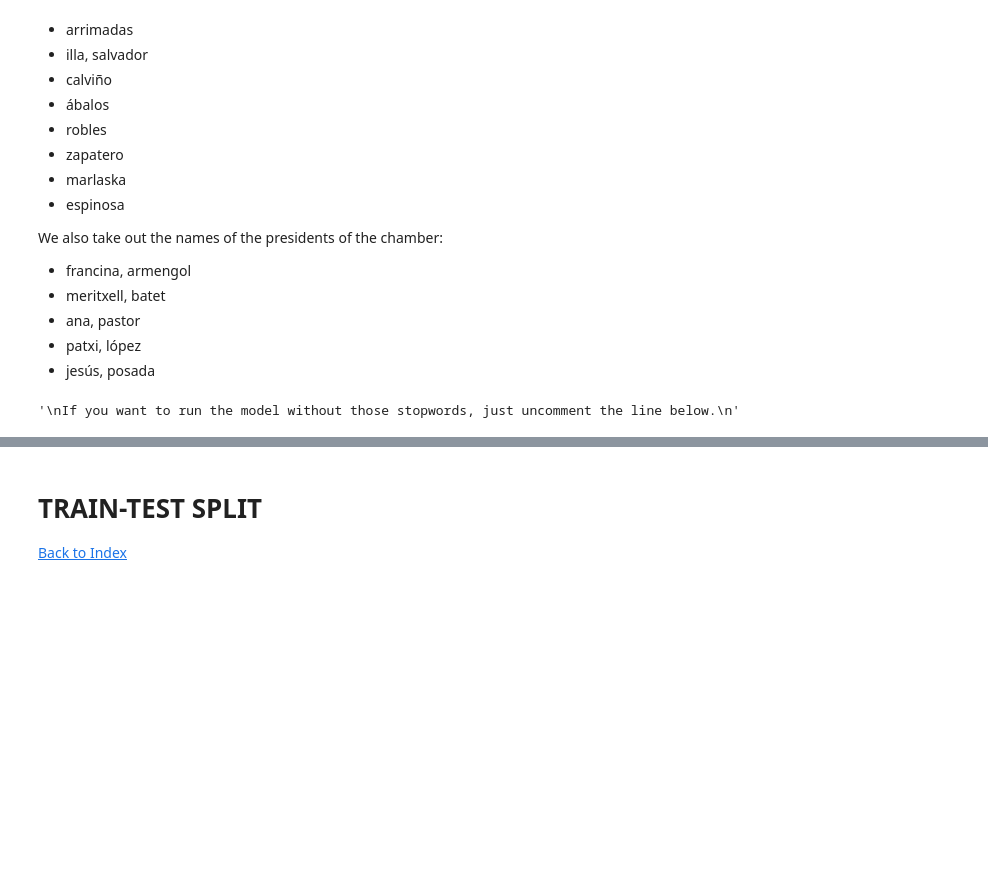
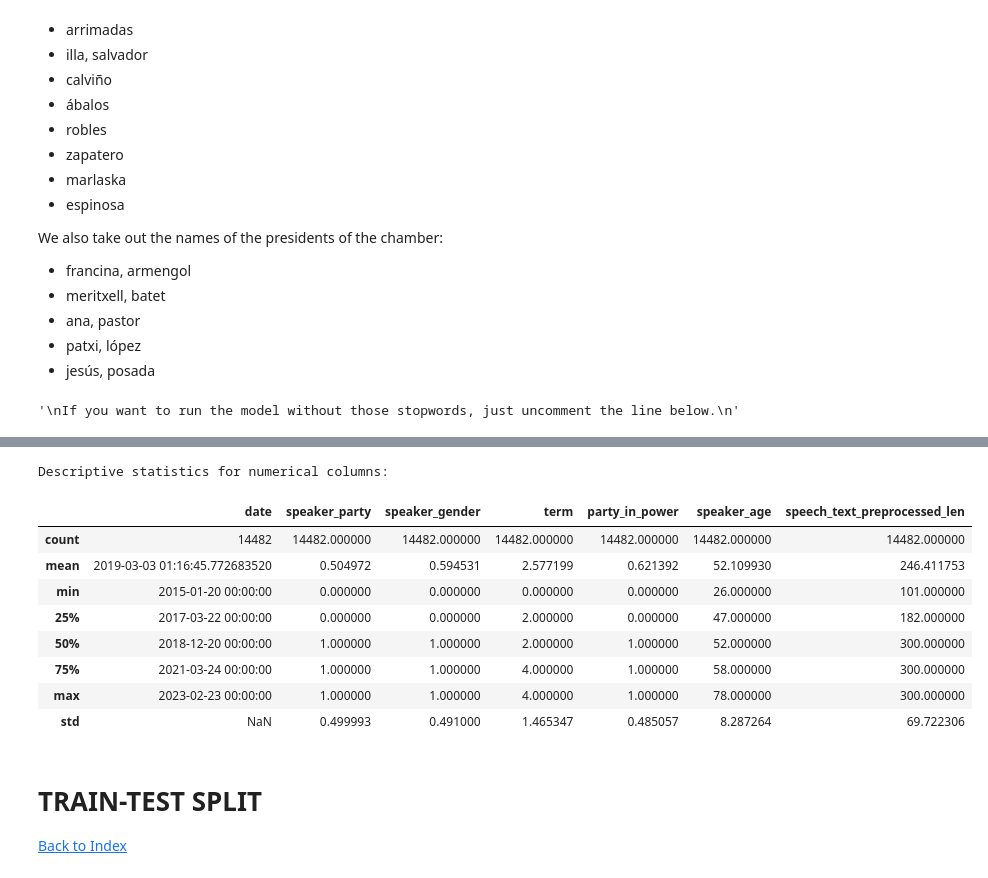
Before and after one commit to guill-mr/Speech_Classification_in_Spanish_Parliament_with_Transformers, a Jupyter notebook: RF_XGB_base_models.ipynb, the cells around one changed output, grey strips where cells are left out. Saved outputs shown, nothing was run; the diff lists cells and outputs as text; code cells hidden in the pictures; blank space fills up the shorter version.

```diff
--- a/RF_XGB_base_models.ipynb
+++ b/RF_XGB_base_models.ipynb
@@ -528,3 +539,18 @@ If you want to run the model without those stopwords, just uncomment the line be
+# %%
+# Descriptive statistics for numerical columns
+print("\nDescriptive statistics for numerical columns:")
+data.describe()
+# %% [output]
+Descriptive statistics for numerical columns:
+|  | date | speaker_party | speaker_gender | term | party_in_power | speaker_age | speech_text_preprocessed_len |
+| count | 14482 | 14482.000000 | 14482.000000 | 14482.000000 | 14482.000000 | 14482.000000 | 14482.000000 |
+| mean | 2019-03-03 01:16:45.772683520 | 0.504972 | 0.594531 | 2.577199 | 0.621392 | 52.109930 | 246.411753 |
+| min | 2015-01-20 00:00:00 | 0.000000 | 0.000000 | 0.000000 | 0.000000 | 26.000000 | 101.000000 |
+| 25% | 2017-03-22 00:00:00 | 0.000000 | 0.000000 | 2.000000 | 0.000000 | 47.000000 | 182.000000 |
+| 50% | 2018-12-20 00:00:00 | 1.000000 | 1.000000 | 2.000000 | 1.000000 | 52.000000 | 300.000000 |
+| 75% | 2021-03-24 00:00:00 | 1.000000 | 1.000000 | 4.000000 | 1.000000 | 58.000000 | 300.000000 |
+| max | 2023-02-23 00:00:00 | 1.000000 | 1.000000 | 4.000000 | 1.000000 | 78.000000 | 300.000000 |
+| std | NaN | 0.499993 | 0.491000 | 1.465347 | 0.485057 | 8.287264 | 69.722306 |
 # %% [markdown]
 # TRAIN-TEST SPLIT
 
```
Also changed, not shown: parts of 24 cells of this notebook, 3 other files.
